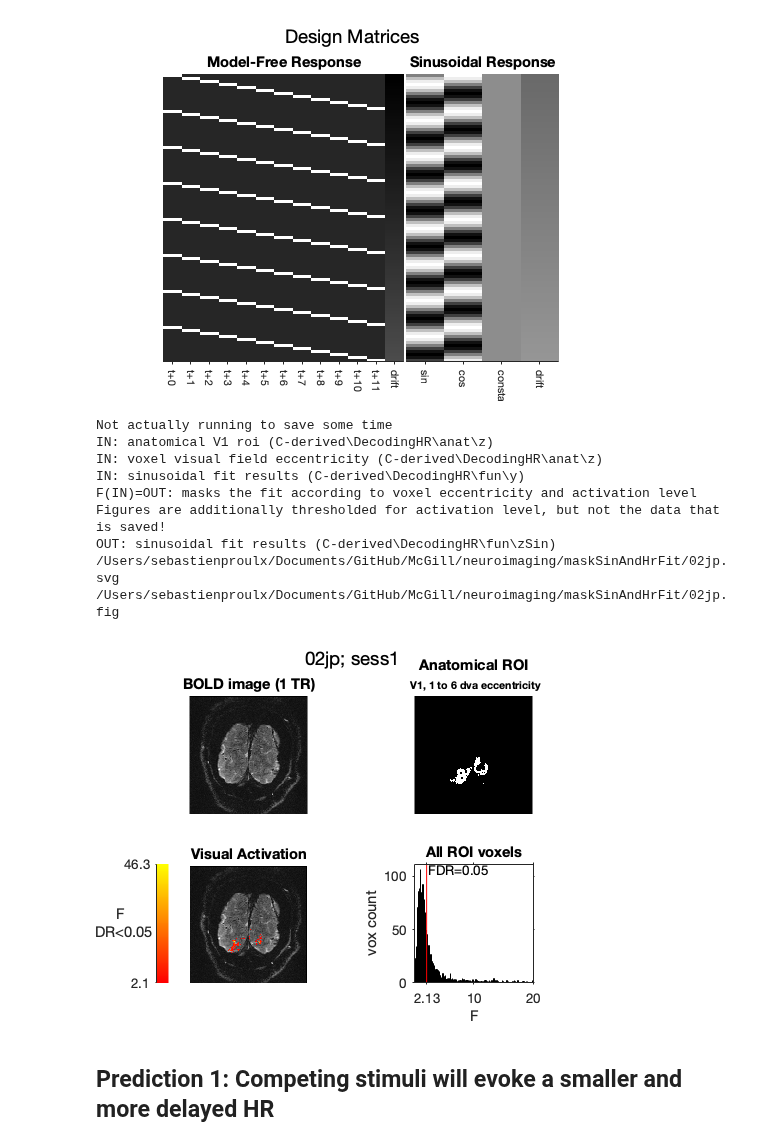
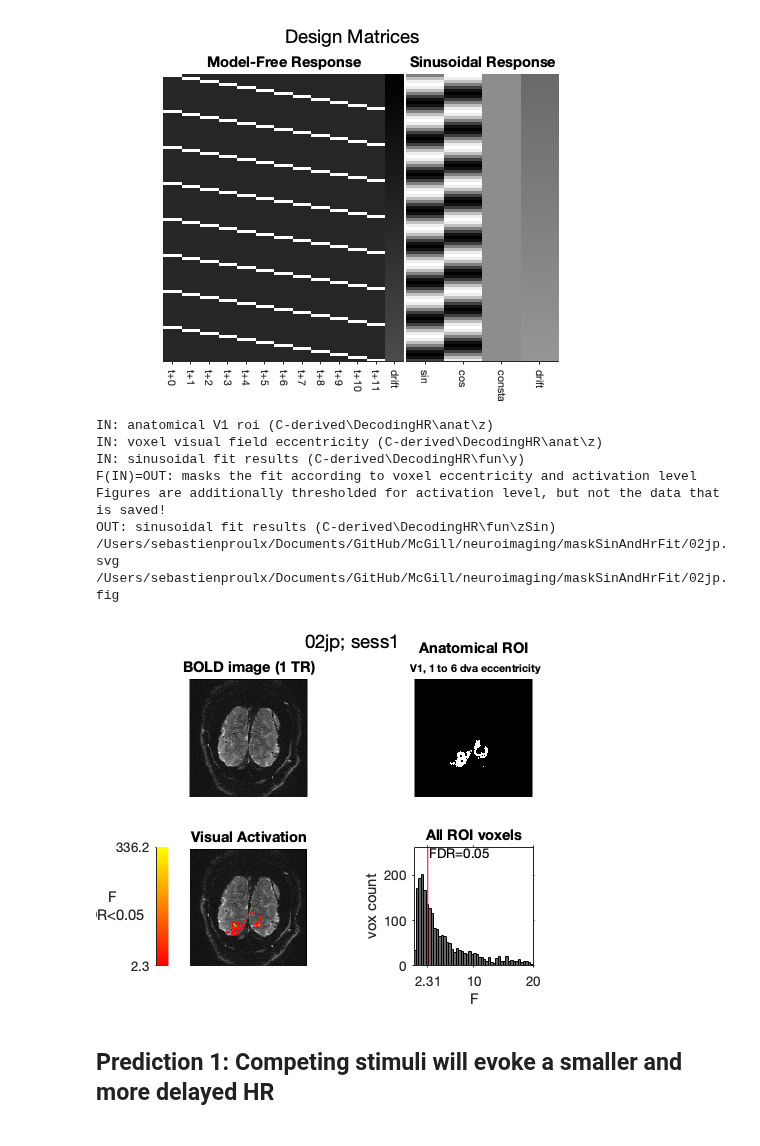
Before and after one commit to Proulx-S/HRdelay, a Jupyter notebook: neuroimaging/HRdelay.ipynb, the cells around one changed output. Drawn from its saved outputs; the diff is of its cells as text; code cells hidden in the pictures.

```diff
--- a/neuroimaging/HRdelay.ipynb
+++ b/neuroimaging/HRdelay.ipynb
@@ -27,19 +27,19 @@ OUT: fit params and stats + HRF estimates (C-derived/DecodingHR/fun/y)
 Not actually running because way too long
 /Users/sebastienproulx/OneDrive - McGill University/dataBig/C-derived/DecodingHR/fun/y/designMatrices.fig
 [figure]
-# %%
-maskSinAndHrFit
-# %% [output]
-Not actually running to save some time
-IN: anatomical V1 roi (C-derived\DecodingHR\anat\z)
-IN: voxel visual field eccentricity (C-derived\DecodingHR\anat\z)
-IN: sinusoidal fit results (C-derived\DecodingHR\fun\y)
-F(IN)=OUT: masks the fit according to voxel eccentricity and activation level
-Figures are additionally thresholded for activation level, but not the data that is saved!
-OUT: sinusoidal fit results (C-derived\DecodingHR\fun\zSin)
-/Users/sebastienproulx/Documents/GitHub/McGill/neuroimaging/maskSinAndHrFit/02jp.svg
-/Users/sebastienproulx/Documents/GitHub/McGill/neuroimaging/maskSinAndHrFit/02jp.fig
-[figure, removed]
+# %%
+fitType = 'fixed'; % 'mixed' or 'fixed'
+maskSinAndHrFit(fitType)
+# %% [output]
+IN: anatomical V1 roi (C-derived\DecodingHR\anat\z)
+IN: voxel visual field eccentricity (C-derived\DecodingHR\anat\z)
+IN: sinusoidal fit results (C-derived\DecodingHR\fun\y)
+F(IN)=OUT: masks the fit according to voxel eccentricity and activation level
+Figures are additionally thresholded for activation level, but not the data that is saved!
+OUT: sinusoidal fit results (C-derived\DecodingHR\fun\zSin)
+/Users/sebastienproulx/Documents/GitHub/McGill/neuroimaging/maskSinAndHrFit/02jp.svg
+/Users/sebastienproulx/Documents/GitHub/McGill/neuroimaging/maskSinAndHrFit/02jp.fig
+[figure, added]
 # %% [markdown]
 ## Prediction 1: Competing stimuli will evoke a smaller and more delayed HR
 # %% [markdown]
```
Also changed, not shown: parts of 5 cells of this notebook, 13 other files.
